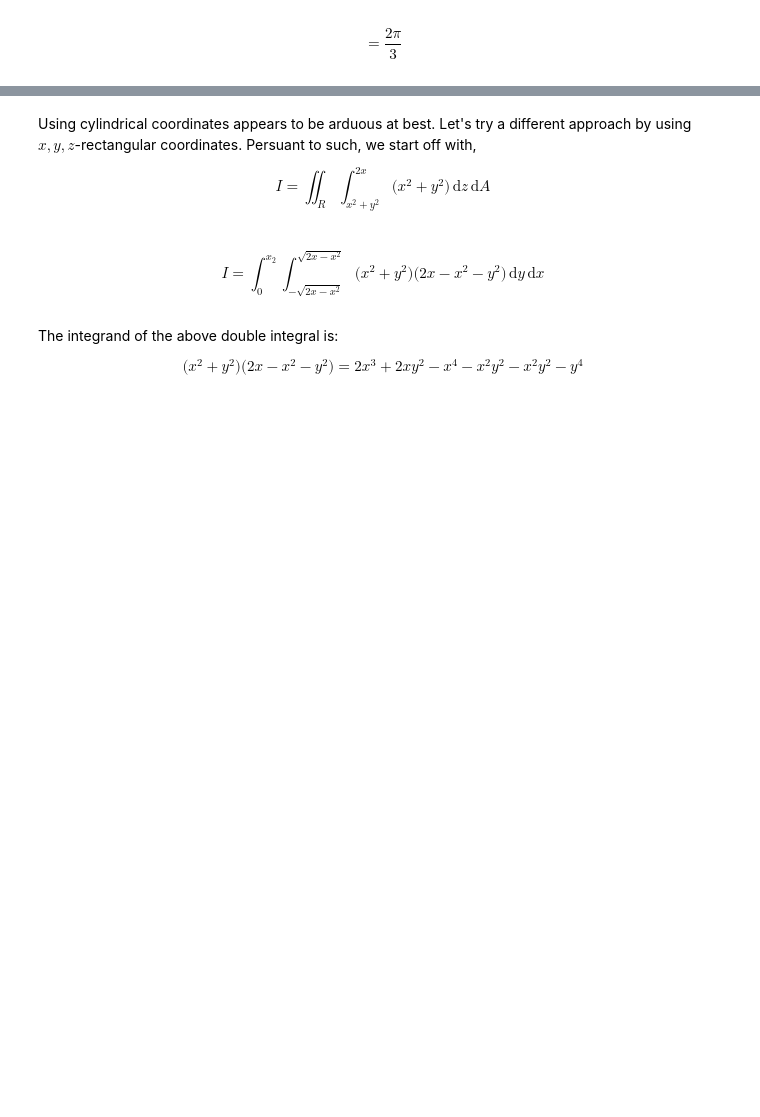
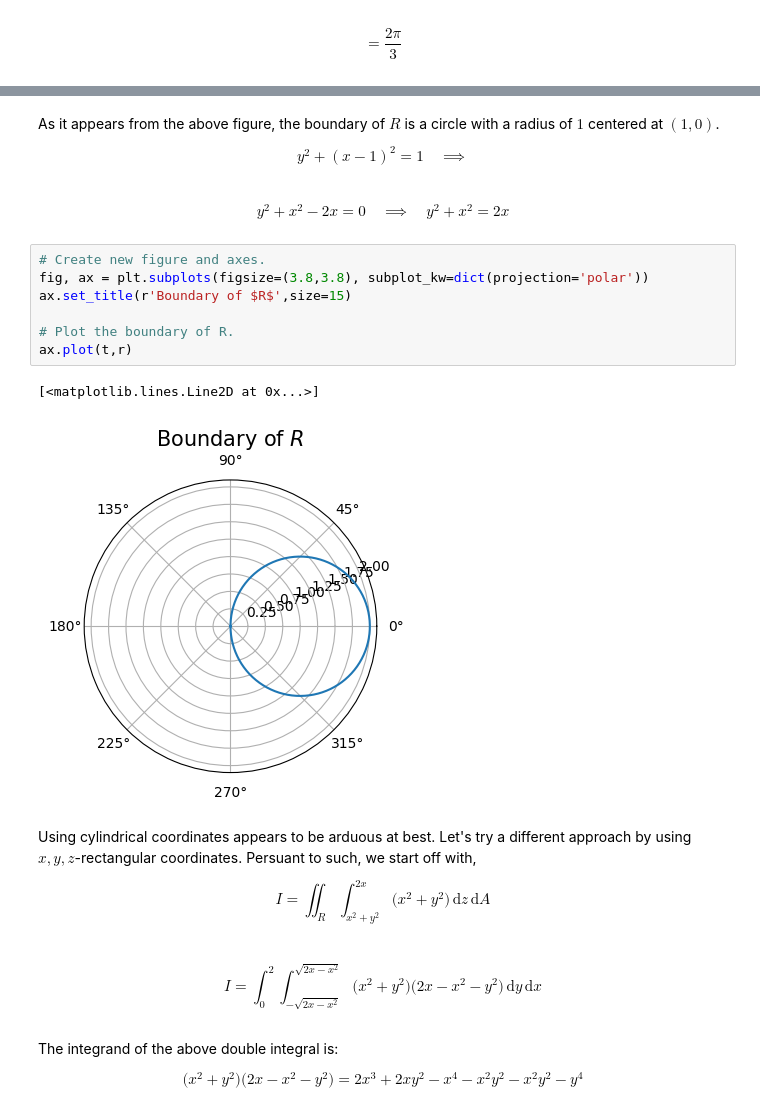
Before and after one commit to jordandll/MultivariableCalculus, a Jupyter notebook: TripleIntegrals/TripleIntegrals/PSet/pset10.ipynb, the cells around one changed output, grey strips where cells are left out. Cells and saved outputs as stored; diff of their text form; blank space fills up the shorter version.

```diff
--- a/TripleIntegrals/TripleIntegrals/PSet/pset10.ipynb
+++ b/TripleIntegrals/TripleIntegrals/PSet/pset10.ipynb
@@ -486,9 +515,25 @@ $$ = \frac{2\pi}{3}$$
+# %% [markdown]
+As it appears from the above figure, the boundary of $R$ is a circle with a radius of $1$ centered at $(1,0)$.
+
+$$ y^2 + (x-1)^2 = 1 \quad\implies$$
+# %% [markdown]
+$$ y^2 + x^2 -2x = 0 \quad\implies\quad y^2 + x^2 = 2x$$
+# %%
+# Create new figure and axes.
+fig, ax = plt.subplots(figsize=(3.8,3.8), subplot_kw=dict(projection='polar'))
+ax.set_title(r'Boundary of $R$',size=15)
+
+# Plot the boundary of R.
+ax.plot(t,r)
+# %% [output]
+[<matplotlib.lines.Line2D at 0x...>]
+[figure, added]
 # %% [markdown]
 Using cylindrical coordinates appears to be arduous at best.  Let's try a different approach by using $x,y,z$-rectangular coordinates.  Persuant to such, we start off with,
 
 $$ I = \iint_R\int_{x^2+y^2}^{2x}\big(x^2+y^2\big)\,\mathrm{d}z\,\mathrm{d}A $$
 # %% [markdown]
-$$ I = \int_0^{x_2}\int_{-\sqrt{2x-x^2}}^\sqrt{2x-x^2}\big(x^2+y^2\big)\big(2x-x^2-y^2\big)\,\mathrm{d}y\,\mathrm{d}x$$
+$$ I = \int_0^{2}\int_{-\sqrt{2x-x^2}}^\sqrt{2x-x^2}\big(x^2+y^2\big)\big(2x-x^2-y^2\big)\,\mathrm{d}y\,\mathrm{d}x$$
 # %% [markdown]
 The integrand of the above double integral is:
 
```
Also changed, not shown: parts of 110 cells of this notebook.
